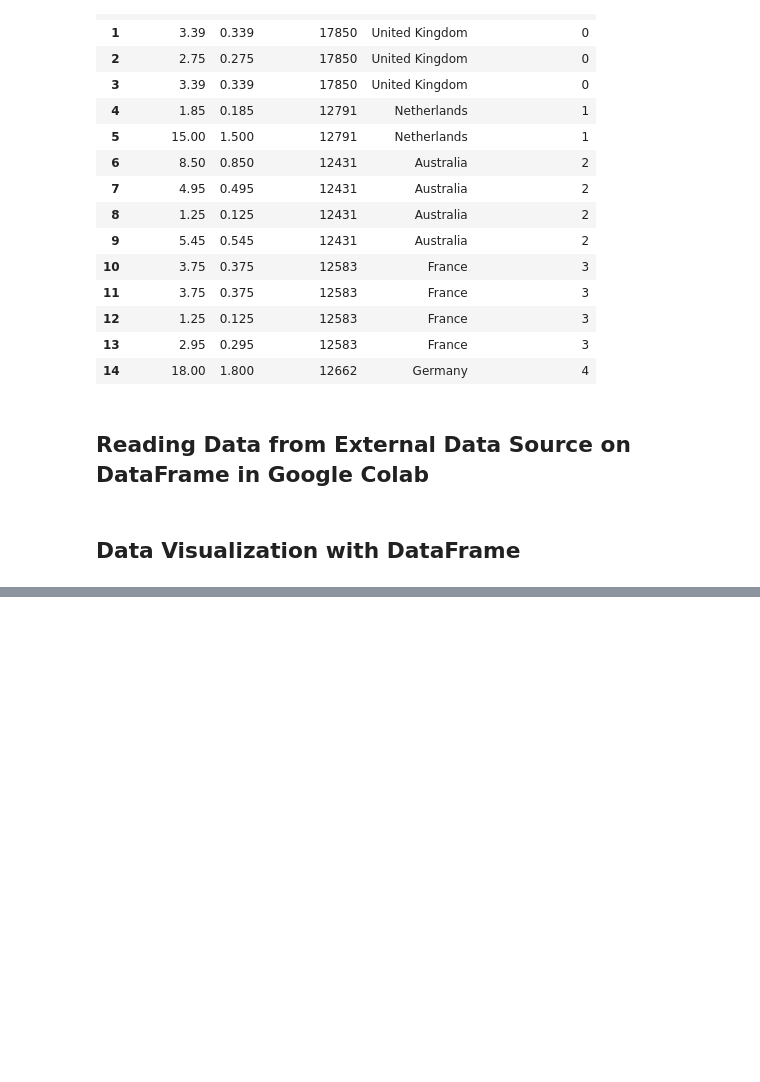
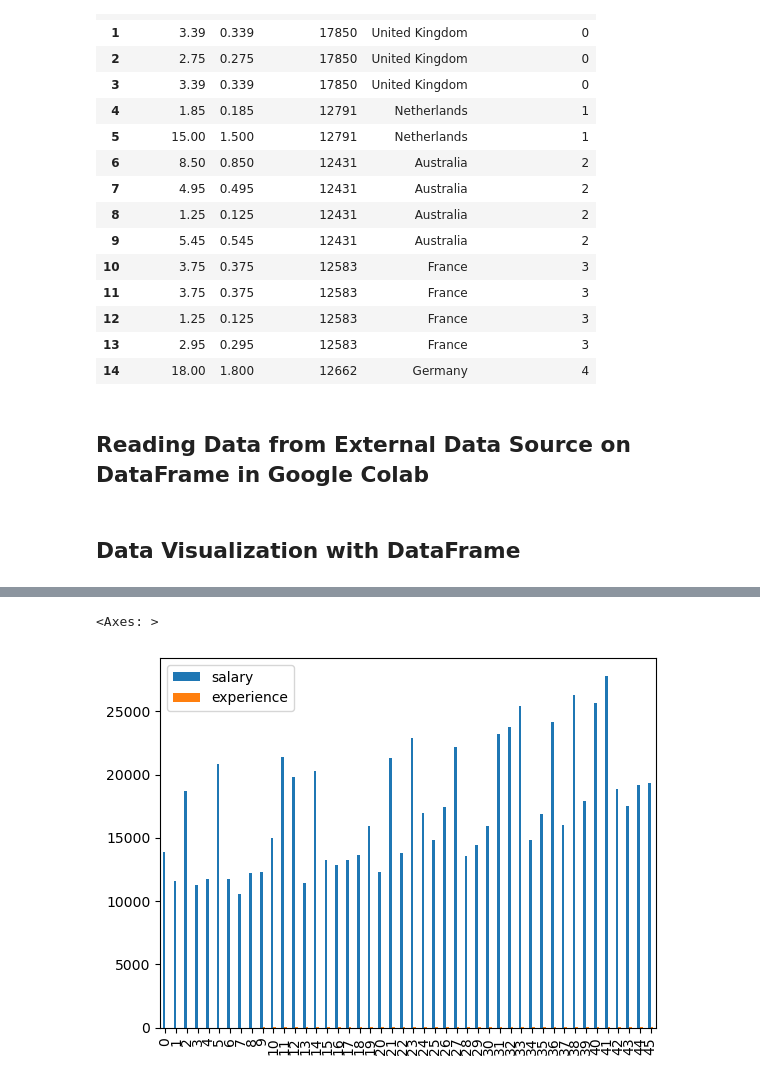
Before and after one commit to toarnabtrainer/Secure-Meter-Classwork, a Jupyter notebook: Pandas.ipynb, the cells around one changed output, grey strips where cells are left out. Drawn from its saved outputs; the diff is of its cells as text; code cells hidden in the pictures; blank space fills up the shorter version.

```diff
--- a/Pandas.ipynb
+++ b/Pandas.ipynb
@@ -1882,0 +1937,5 @@ df.head()
+# %%
+df.plot.bar()
+# %% [output]
+<Axes: >
+[figure, added]
```
Also changed, not shown: parts of 13 cells of this notebook.
